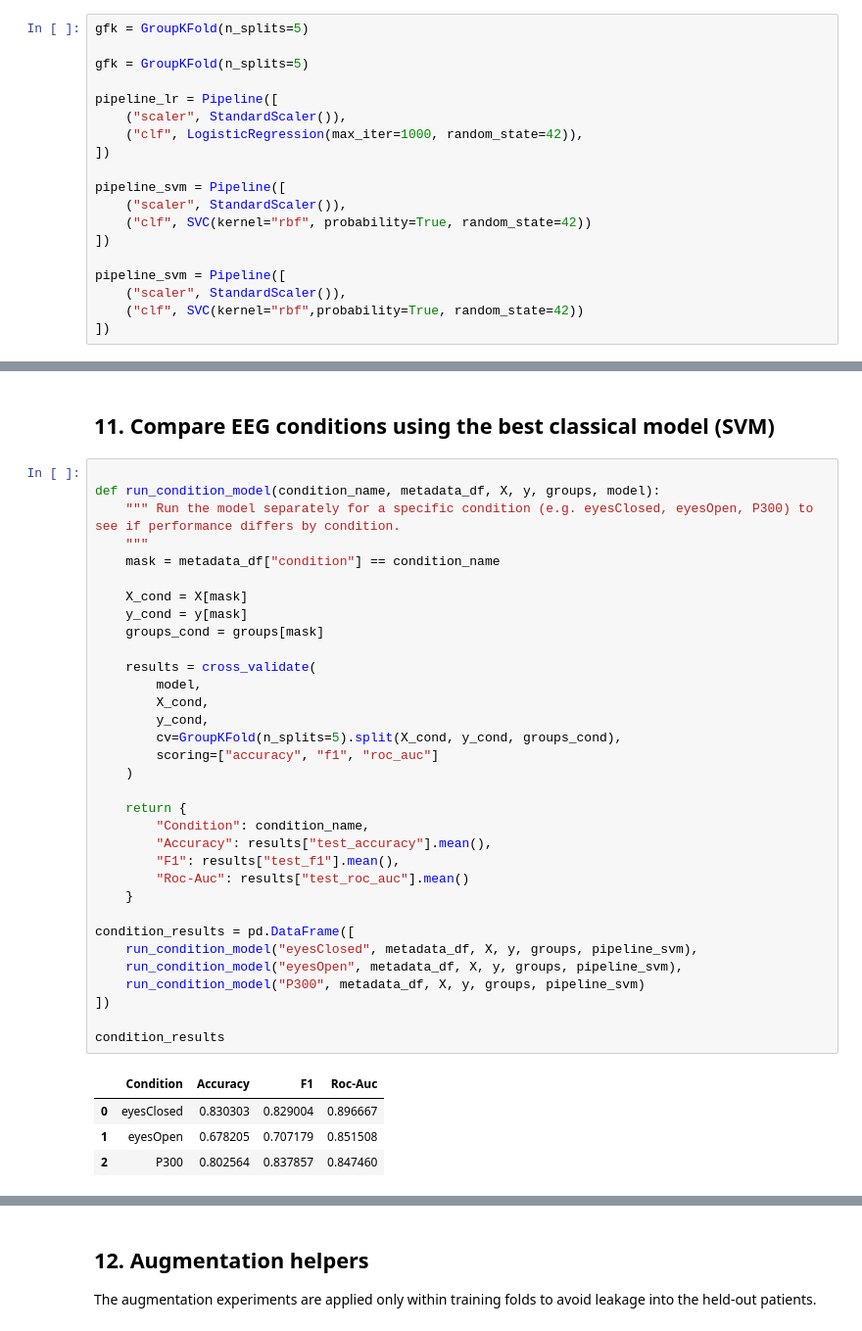
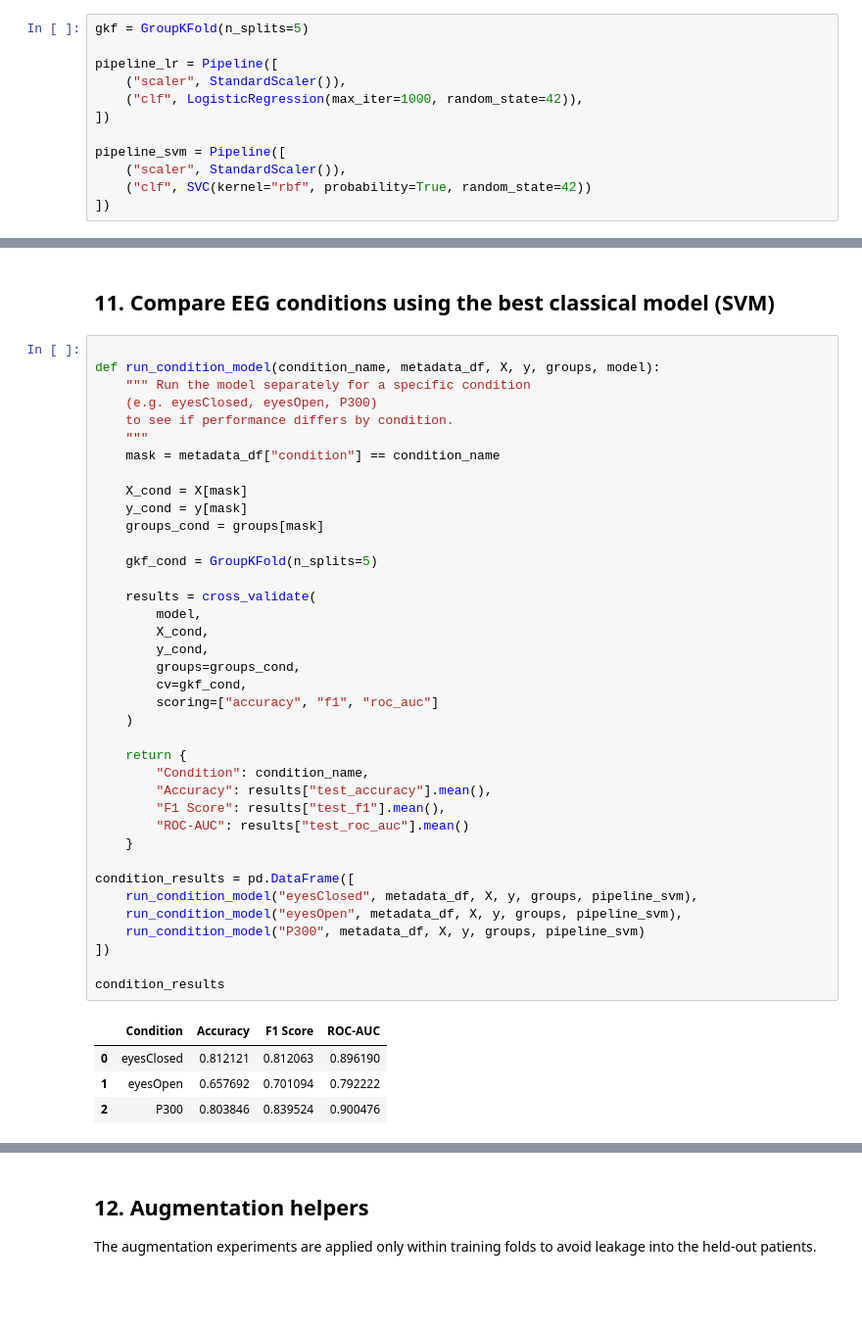
Before and after one commit to BJAngulo/MSSE-277b-final-project-, a Jupyter notebook: notebooks/01_pipeline.ipynb, the cells around one changed output, grey strips where cells are left out. Shown at 98% size. Drawn from its saved outputs; the diff is of its cells as text; blank space fills up the shorter version.

```diff
--- a/notebooks/01_pipeline.ipynb
+++ b/notebooks/01_pipeline.ipynb
@@ -236,9 +236,7 @@ Groups shape: (181,)
 # %% [markdown]
 ## 8. Define patient-level cross-validation and baseline models
 # %%
-gfk = GroupKFold(n_splits=5)
-
-gfk = GroupKFold(n_splits=5)
+gkf = GroupKFold(n_splits=5)
 
 pipeline_lr = Pipeline([
     ("scaler", StandardScaler()),
@@ -249,11 +247,6 @@ pipeline_svm = Pipeline([
     ("scaler", StandardScaler()),
     ("clf", SVC(kernel="rbf", probability=True, random_state=42))
 ])
-
-pipeline_svm = Pipeline([
-    ("scaler", StandardScaler()),
-    ("clf", SVC(kernel="rbf",probability=True, random_state=42))
-])
 # %% [markdown]
 ## 9. Compare Logistic Regression and SVM
 # %%
@@ -329,41 +337,46 @@ The SVM model performs better at identifying MDD subjects than healthy controls,
 # %%
 
 def run_condition_model(condition_name, metadata_df, X, y, groups, model):
-    """ Run the model separately for a specific condition (e.g. eyesClosed, eyesOpen, P300) to see if performance differs by condition.
+    """ Run the model separately for a specific condition
+    (e.g. eyesClosed, eyesOpen, P300)
+    to see if performance differs by condition.
     """
     mask = metadata_df["condition"] == condition_name
 
     X_cond = X[mask]
     y_cond = y[mask]
     groups_cond = groups[mask]
 
+    gkf_cond = GroupKFold(n_splits=5)
+
     results = cross_validate(
         model,
         X_cond,
         y_cond,
-        cv=GroupKFold(n_splits=5).split(X_cond, y_cond, groups_cond),
+        groups=groups_cond,
+        cv=gkf_cond,
         scoring=["accuracy", "f1", "roc_auc"]
     )
 
     return {
         "Condition": condition_name,
         "Accuracy": results["test_accuracy"].mean(),
-        "F1": results["test_f1"].mean(),
-        "Roc-Auc": results["test_roc_auc"].mean()
+        "F1 Score": results["test_f1"].mean(),
+        "ROC-AUC": results["test_roc_auc"].mean()
     }
 
 condition_results = pd.DataFrame([
     run_condition_model("eyesClosed", metadata_df, X, y, groups, pipeline_svm),
     run_condition_model("eyesOpen", metadata_df, X, y, groups, pipeline_svm),
     run_condition_model("P300", metadata_df, X, y, groups, pipeline_svm)
 ])
 
 condition_results
 # %% [output]
-|  | Condition | Accuracy | F1 | Roc-Auc |
-| 0 | eyesClosed | 0.830303 | 0.829004 | 0.896667 |
-| 1 | eyesOpen | 0.678205 | 0.707179 | 0.851508 |
-| 2 | P300 | 0.802564 | 0.837857 | 0.847460 |
+|  | Condition | Accuracy | F1 Score | ROC-AUC |
+| 0 | eyesClosed | 0.812121 | 0.812063 | 0.896190 |
+| 1 | eyesOpen | 0.657692 | 0.701094 | 0.792222 |
+| 2 | P300 | 0.803846 | 0.839524 | 0.900476 |
 # %% [markdown]
 ### Interpretation of condition performance
 
```
Also changed, not shown: parts of 10 cells of this notebook.
